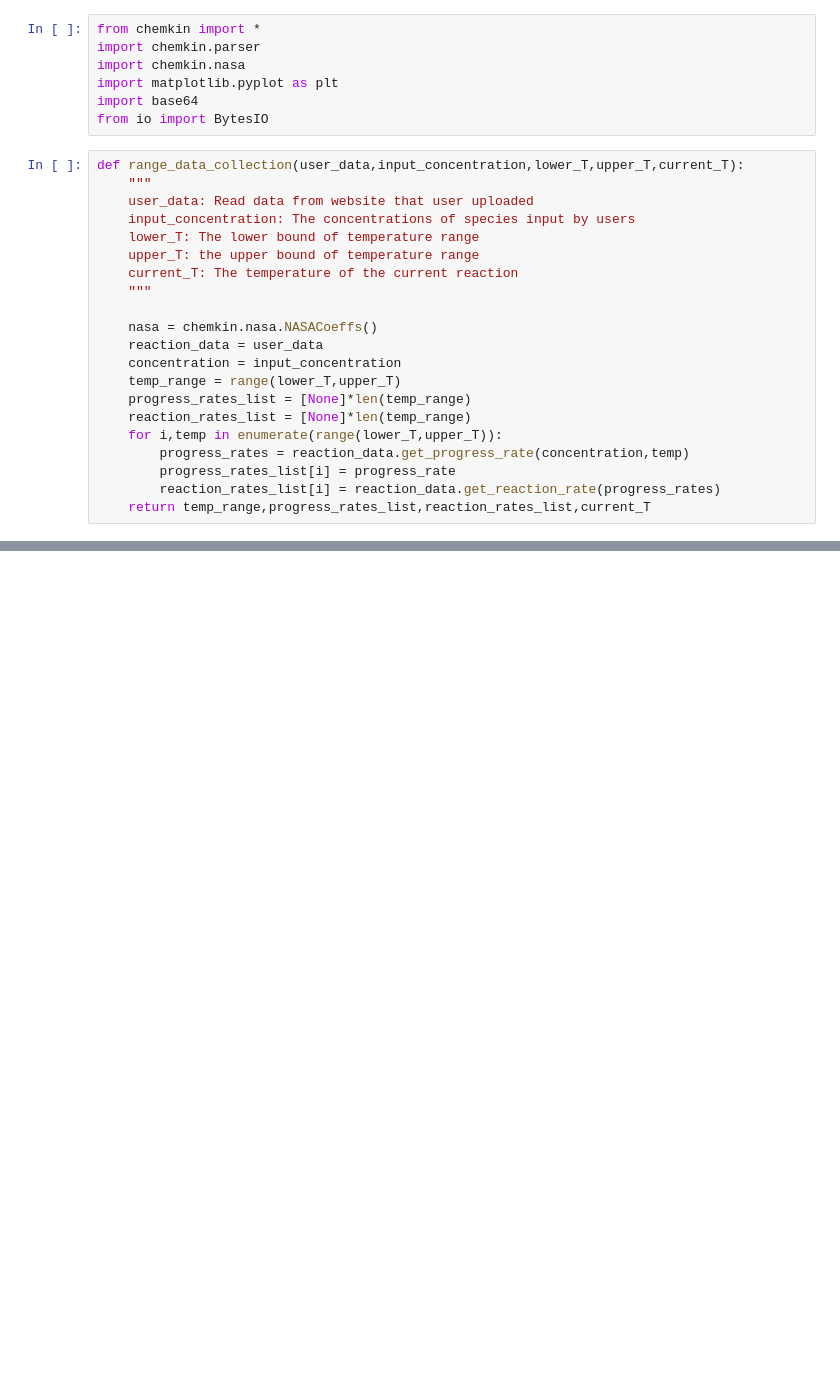
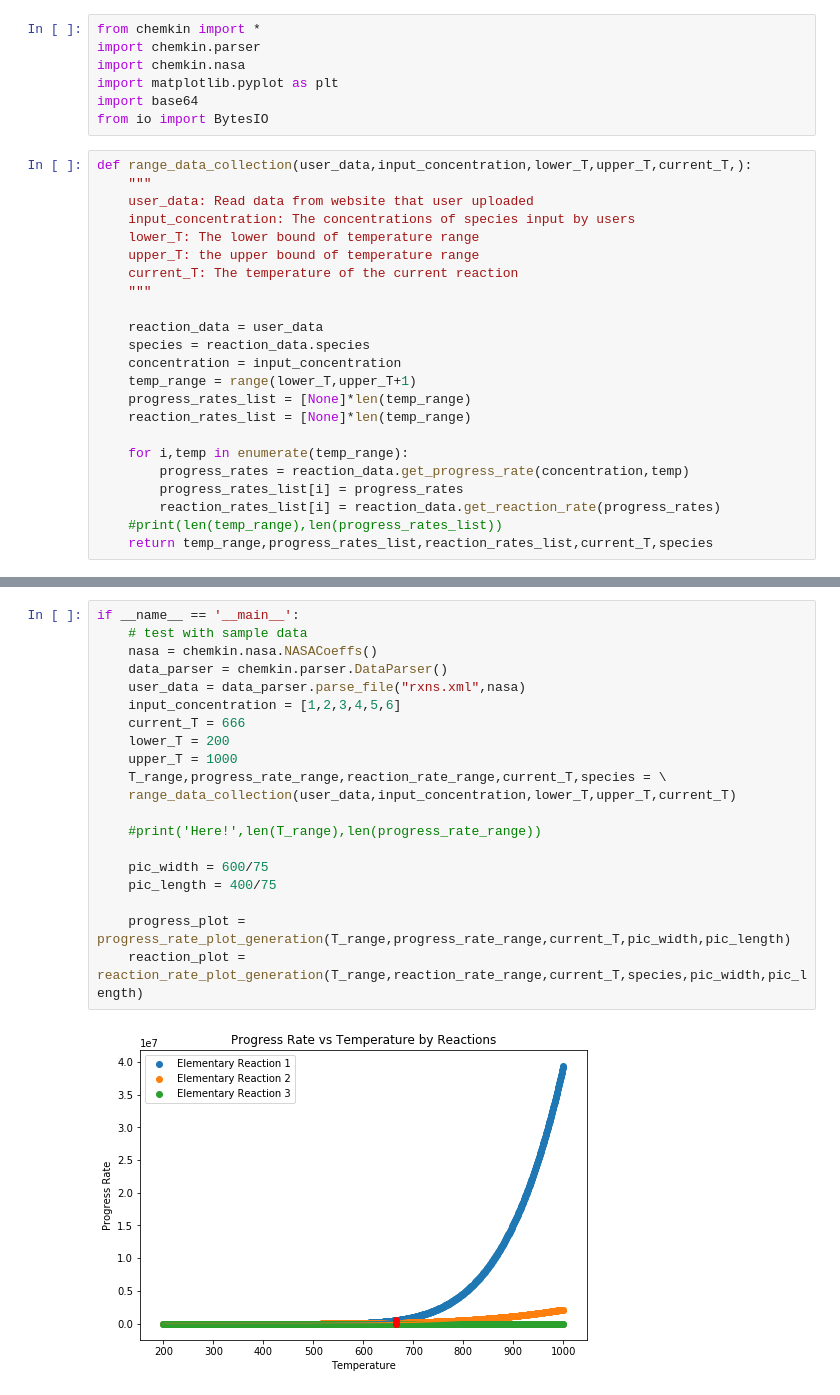
Before and after one commit to cs207G6/cs207-FinalProject, a Jupyter notebook: webUI/Temp_Range_Plot_Data_Generation.ipynb, the cells around one changed output, grey strips where cells are left out. Cells and saved outputs as stored; diff of their text form; blank space fills up the shorter version.

Commit message:
plot generation done?

```diff
--- a/webUI/Temp_Range_Plot_Data_Generation.ipynb
+++ b/webUI/Temp_Range_Plot_Data_Generation.ipynb
@@ -6,7 +6,7 @@ import matplotlib.pyplot as plt
 import base64
 from io import BytesIO
 # %%
-def range_data_collection(user_data,input_concentration,lower_T,upper_T,current_T):
+def range_data_collection(user_data,input_concentration,lower_T,upper_T,current_T,):
     """
     user_data: Read data from website that user uploaded
     input_concentration: The concentrations of species input by users
@@ -15,15 +15,17 @@ def range_data_collection(user_data,input_concentration,lower_T,upper_T,current_
     current_T: The temperature of the current reaction
     """
 
-    nasa = chemkin.nasa.NASACoeffs()
     reaction_data = user_data
+    species = reaction_data.species
     concentration = input_concentration
-    temp_range = range(lower_T,upper_T)
+    temp_range = range(lower_T,upper_T+1)
     progress_rates_list = [None]*len(temp_range)
     reaction_rates_list = [None]*len(temp_range)
-    for i,temp in enumerate(range(lower_T,upper_T)):
+
+    for i,temp in enumerate(temp_range):
         progress_rates = reaction_data.get_progress_rate(concentration,temp)
-        progress_rates_list[i] = progress_rate
+        progress_rates_list[i] = progress_rates
         reaction_rates_list[i] = reaction_data.get_reaction_rate(progress_rates)
-    return temp_range,progress_rates_list,reaction_rates_list,current_T
+    #print(len(temp_range),len(progress_rates_list))
+    return temp_range,progress_rates_list,reaction_rates_list,current_T,species
 # %%
@@ -88,3 +106,25 @@ def reaction_rate_plot_generation(T_range,reaction_rate_range,current_T):
     figfile.seek(0)  # rewind to beginning of file
     figdata_png = base64.b64encode(figfile.getvalue())
     return figdata_png
+# %%
+if __name__ == '__main__':
+    # test with sample data
+    nasa = chemkin.nasa.NASACoeffs()
+    data_parser = chemkin.parser.DataParser()
+    user_data = data_parser.parse_file("rxns.xml",nasa)
+    input_concentration = [1,2,3,4,5,6]
+    current_T = 666
+    lower_T = 200
+    upper_T = 1000
+    T_range,progress_rate_range,reaction_rate_range,current_T,species = \
+    range_data_collection(user_data,input_concentration,lower_T,upper_T,current_T)
+
+    #print('Here!',len(T_range),len(progress_rate_range))
+
+    pic_width = 600/75
+    pic_length = 400/75
+
+    progress_plot = progress_rate_plot_generation(T_range,progress_rate_range,current_T,pic_width,pic_length)
+    reaction_plot = reaction_rate_plot_generation(T_range,reaction_rate_range,current_T,species,pic_width,pic_length)
+# %% [output]
+[figure, added]
```
Also changed, not shown: parts of 3 cells of this notebook, 1 other file.
